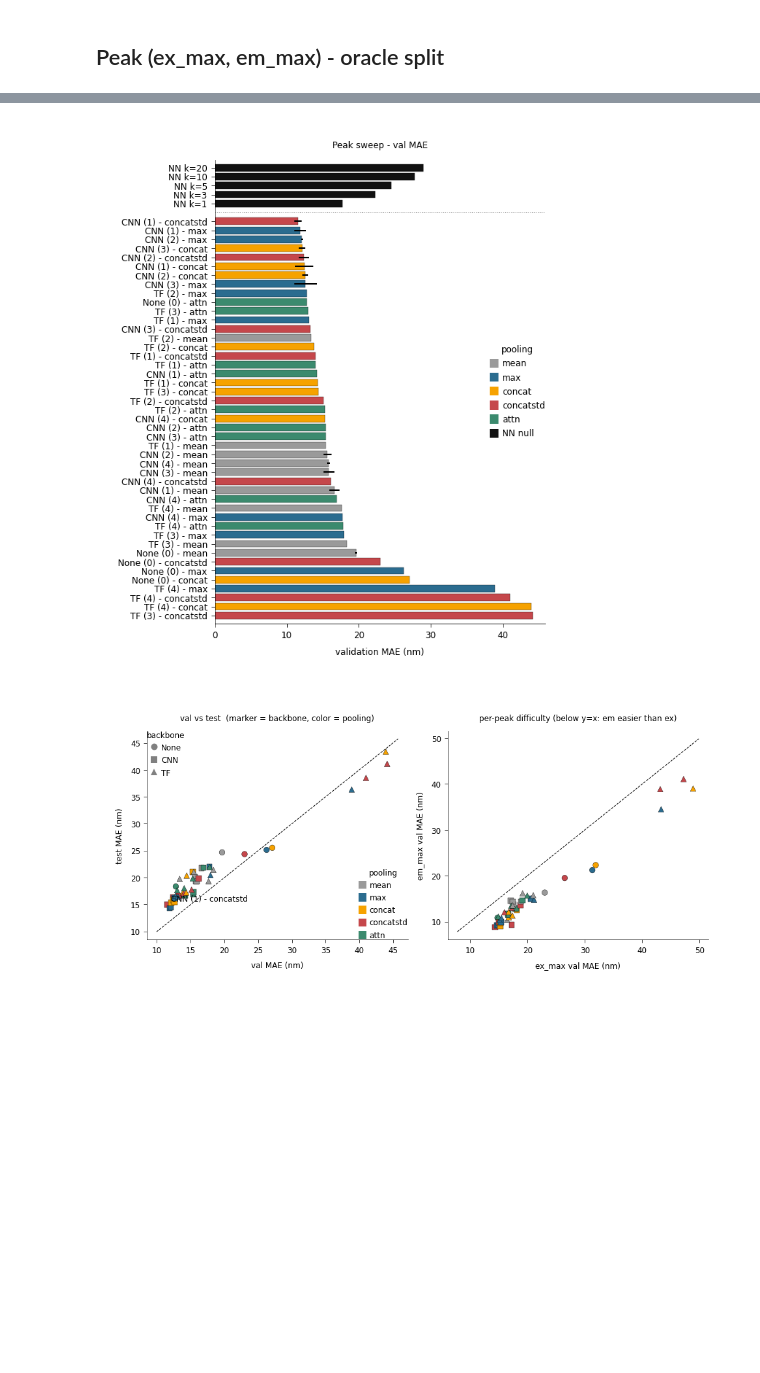
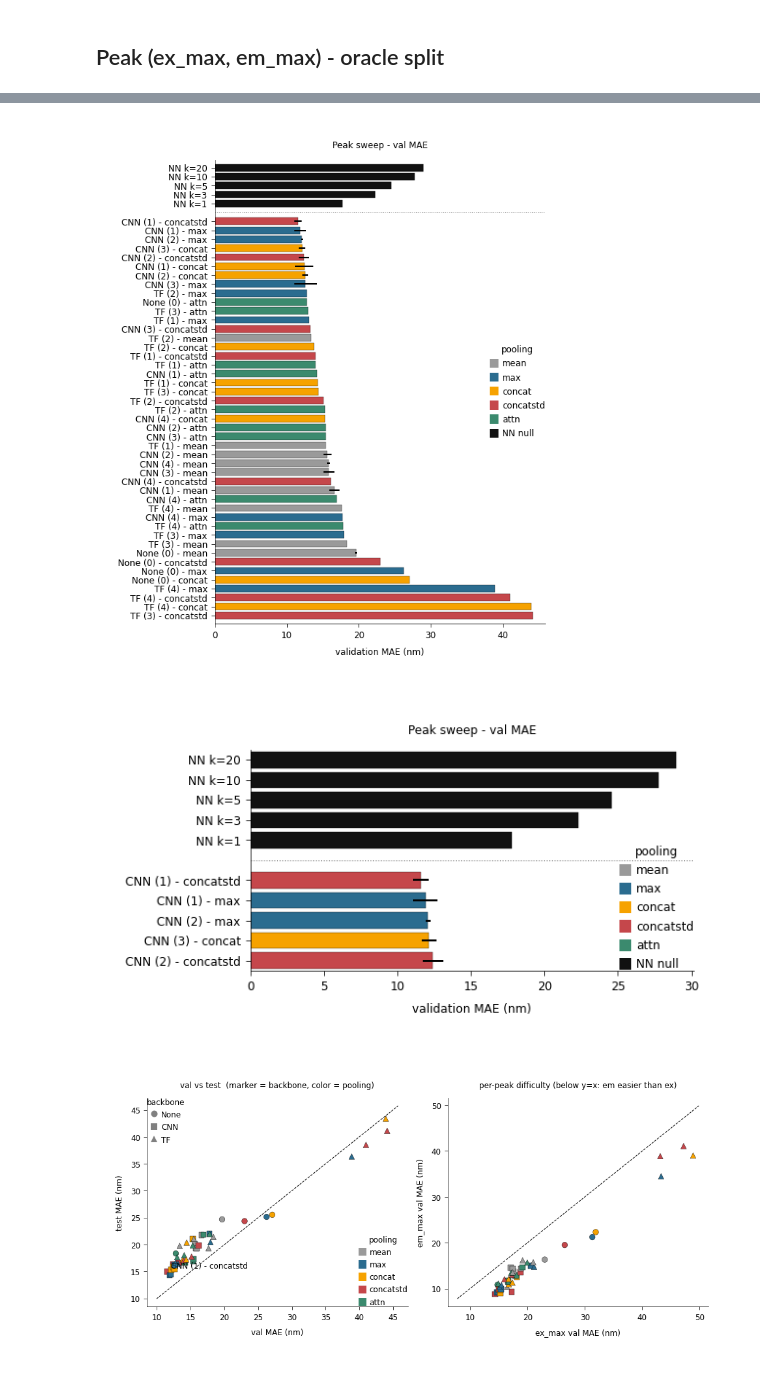
Before and after one commit to Arcadia-Science/FPguide, a Jupyter notebook: peak_design/sweep_results.ipynb, the cells around one changed output, grey strips where cells are left out. Saved outputs shown, nothing was run; the diff lists cells and outputs as text; code cells hidden in the pictures; blank space fills up the shorter version.

```diff
--- a/peak_design/sweep_results.ipynb
+++ b/peak_design/sweep_results.ipynb
@@ -206,8 +207,10 @@ show_table(peak)
 | 44 | TF (3) - concatstd | transformer | concatstd | 3 | 1 | 44.141 | 0.000 | 41.133 | 0.000 | 47.201 | 41.081 |
 # %%
 plot_bar(peak, "nm", "Peak sweep - val MAE", nulls=embed_nulls("peak"))
+plot_bar(peak.iloc[0:5], "nm", "Peak sweep - val MAE", nulls=embed_nulls("peak"))
 # %% [output]
 [figure]
+[figure, added]
 # %%
 plot_scatter(peak, "nm", per_peak=True)
 # %% [output]
```
Also changed, not shown: parts of 2 cells of this notebook, 25 other files.
